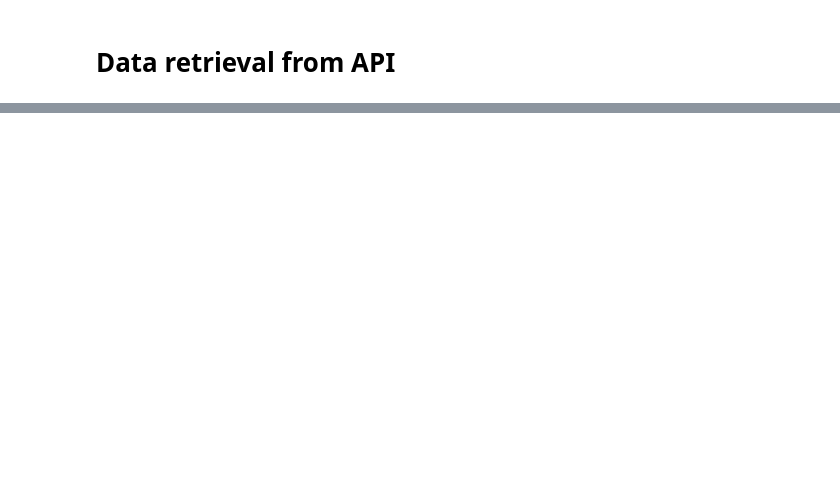
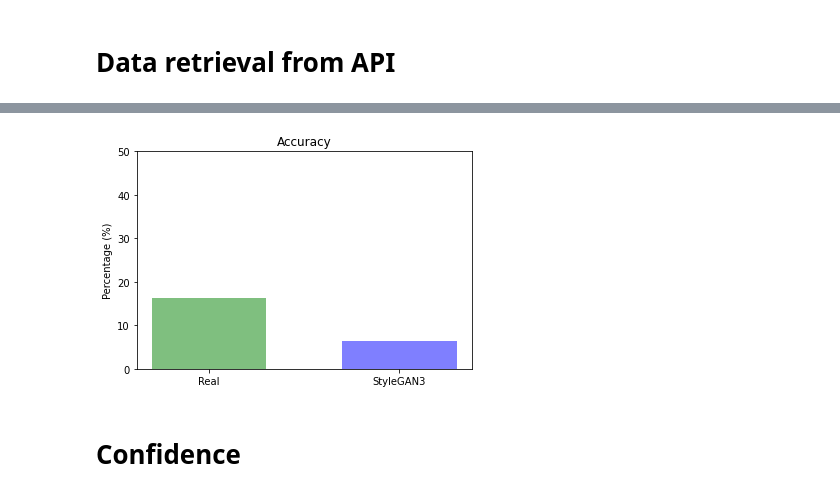
Before and after one commit to emanuelebeozzo/stylegan3-perceptual-test, a Jupyter notebook: data_analysis.ipynb, the cells around one changed output, grey strips where cells are left out. Drawn from its saved outputs; the diff is of its cells as text; code cells hidden in the pictures; blank space fills up the shorter version.

```diff
--- a/data_analysis.ipynb
+++ b/data_analysis.ipynb
@@ -564,0 +172,7 @@ plt.show();
+# %%
+numEvalImages = dataframe.groupby(['_id','type']).size().reset_index(name='numEval')
+print(numEvalImages)
+numCorrectEvalReal = dataframe.loc[(dataframe['type'] == 0) & (dataframe['evaluation'] <= 3)].groupby(['_id']).size().reset_index(name='numCorrect')
+print(numCorrectEvalReal)
+numCorrectEvalGen = dataframe.loc[(dataframe['type'] == 1) & (dataframe['evaluation'] >= 5)].groupby(['_id']).size().reset_index(name='numCorrect')
+print(numCorrectEvalGen)
@@ -564,0 +197,7 @@ plt.show();
+# %%
+correct = pd.concat([numCorrectEvalReal, numCorrectEvalGen])
+#correct
+acc = reduce(lambda left,right: pd.merge(left,right,on='_id',  how='outer'), [numEvalImages, correct])
+acc = acc.fillna(0)
+acc['numCorrect'] = acc['numCorrect'].astype('int')
+acc
@@ -564,0 +222,9 @@ plt.show();
+# %%
+acc['acc'] = acc['numCorrect'].div(acc['numEval'])
+print(acc)
+meanAccReal = acc.loc[dataframe['type'] == 0][['acc']].mean().mul(100)
+meanAccReal = meanAccReal['acc']
+print(meanAccReal)
+meanAccGen = acc.loc[dataframe['type'] == 1][['acc']].mean().mul(100)
+meanAccGen = meanAccGen['acc']
+print(meanAccGen)
@@ -564,0 +249,16 @@ plt.show();
+# %%
+objects = ('Real', 'StyleGAN3')
+y_pos = np.arange(len(objects))
+data = [meanAccReal, meanAccGen]
+
+plt.bar(y_pos, data, align='center', alpha=0.5, width=0.6, color=['green', 'blue'])
+plt.xticks(y_pos, objects)
+plt.ylabel('Percentage (%)')
+plt.ylim(0, 50)
+plt.title('Accuracy')
+
+plt.show()
+# %% [output]
+[figure, added]
+# %% [markdown]
+# Confidence
```
Also changed, not shown: parts of 60 cells of this notebook.
